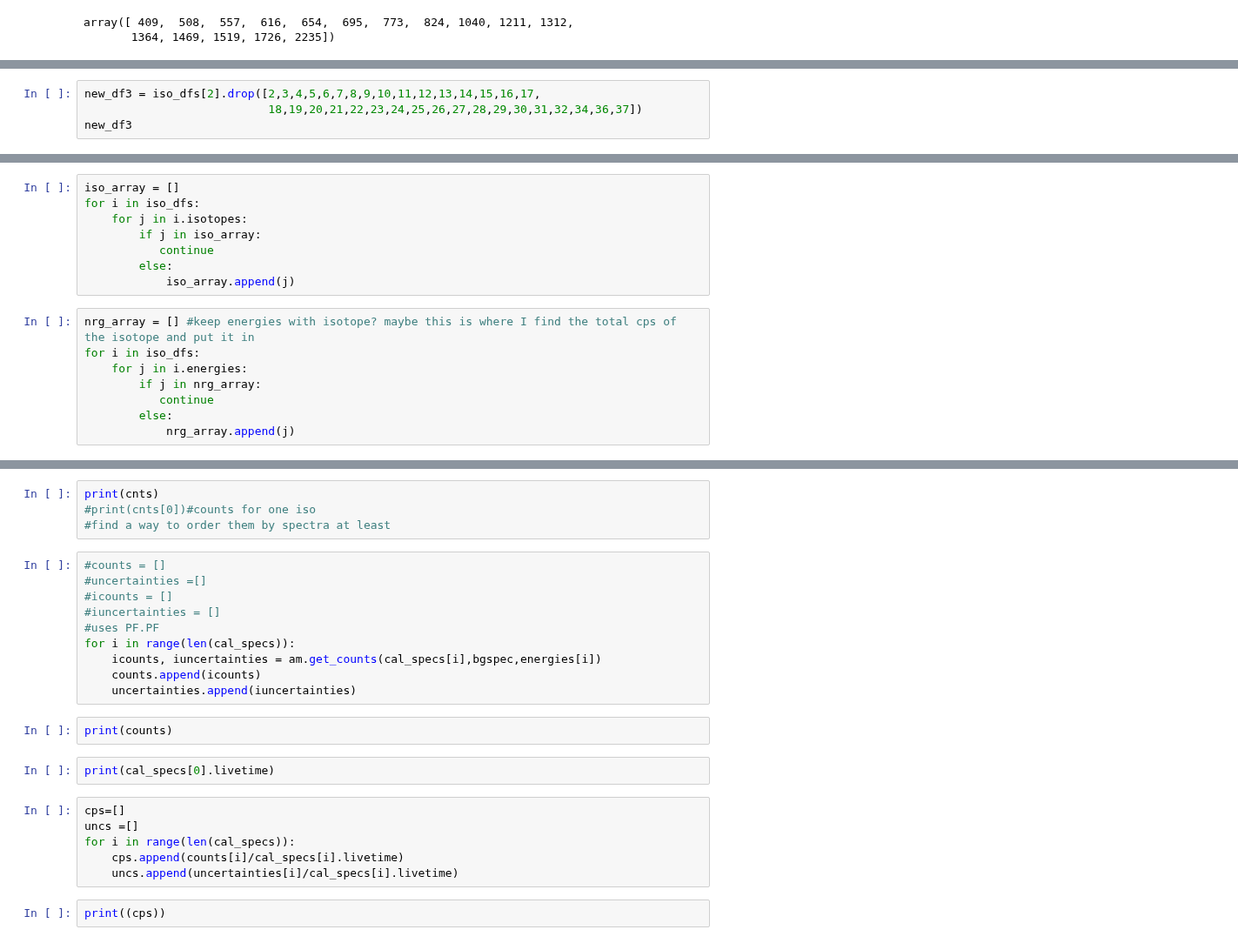
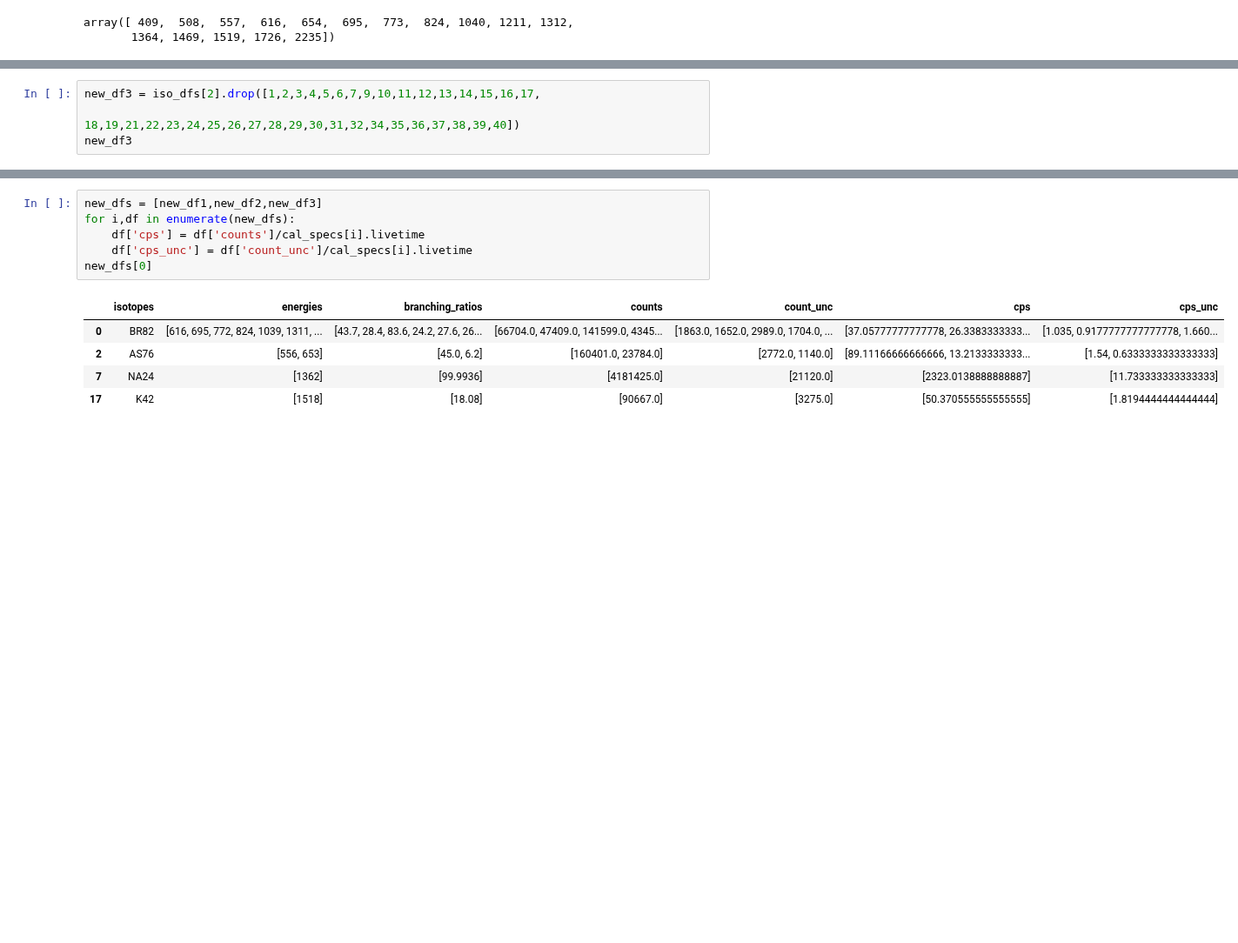
Before and after one commit to bearing/radwatch-analysis, a Jupyter notebook: NAA/NAA-Fall-2020-Ali-Testing.ipynb, the cells around one changed output, grey strips where cells are left out. Shown at 87% size. Saved outputs shown, nothing was run; the diff lists cells and outputs as text; blank space fills up the shorter version.

```diff
--- a/NAA/NAA-Fall-2020-Ali-Testing.ipynb
+++ b/NAA/NAA-Fall-2020-Ali-Testing.ipynb
@@ -271,4 +299,4 @@ new_df2
 # %%
-new_df3 = iso_dfs[2].drop([2,3,4,5,6,7,8,9,10,11,12,13,14,15,16,17,
-                           18,19,20,21,22,23,24,25,26,27,28,29,30,31,32,34,36,37])
+new_df3 = iso_dfs[2].drop([1,2,3,4,5,6,7,9,10,11,12,13,14,15,16,17,
+                           18,19,21,22,23,24,25,26,27,28,29,30,31,32,34,35,36,37,38,39,40])
 new_df3
@@ -306,16 +308,0 @@ print(ibrs)
-# %%
-iso_array = []
-for i in iso_dfs:
-    for j in i.isotopes:
-        if j in iso_array:
-           continue
-        else:
-            iso_array.append(j)
-# %%
-nrg_array = [] #keep energies with isotope? maybe this is where I find the total cps of the isotope and put it in
-for i in iso_dfs:
-    for j in i.energies:
-        if j in nrg_array:
-           continue
-        else:
-            nrg_array.append(j)
@@ -345,26 +309,12 @@ for i in range(len(cal_specs)):
-# %%
-print(cnts)
-#print(cnts[0])#counts for one iso
-#find a way to order them by spectra at least
-# %%
-#counts = []
-#uncertainties =[]
-#icounts = []
-#iuncertainties = []
-#uses PF.PF
-for i in range(len(cal_specs)):
-    icounts, iuncertainties = am.get_counts(cal_specs[i],bgspec,energies[i])
-    counts.append(icounts)
-    uncertainties.append(iuncertainties)
-# %%
-print(counts)
-# %%
-print(cal_specs[0].livetime)
 # %%
-cps=[]
-uncs =[]
-for i in range(len(cal_specs)):
-    cps.append(counts[i]/cal_specs[i].livetime)
-    uncs.append(uncertainties[i]/cal_specs[i].livetime)
+new_dfs = [new_df1,new_df2,new_df3]
+for i,df in enumerate(new_dfs):
+    df['cps'] = df['counts']/cal_specs[i].livetime
+    df['cps_unc'] = df['count_unc']/cal_specs[i].livetime
+new_dfs[0]
+# %% [output]
+|  | isotopes | energies | branching_ratios | counts | count_unc | cps | cps_unc |
+| 0 | BR82 | [616, 695, 772, 824, 1039, 1311, ... | [43.7, 28.4, 83.6, 24.2, 27.6, 26... | [66704.0, 47409.0, 141599.0, 4345... | [1863.0, 1652.0, 2989.0, 1704.0, ... | [37.05777777777778, 26.3383333333... | [1.035, 0.9177777777777778, 1.660... |
+| 2 | AS76 | [556, 653] | [45.0, 6.2] | [160401.0, 23784.0] | [2772.0, 1140.0] | [89.11166666666666, 13.2133333333... | [1.54, 0.6333333333333333] |
+| 7 | NA24 | [1362] | [99.9936] | [4181425.0] | [21120.0] | [2323.0138888888887] | [11.733333333333333] |
+| 17 | K42 | [1518] | [18.08] | [90667.0] | [3275.0] | [50.370555555555555] | [1.8194444444444444] |
-# %%
-print((cps))
```
Also changed, not shown: parts of 32 cells of this notebook, 1 other file.
